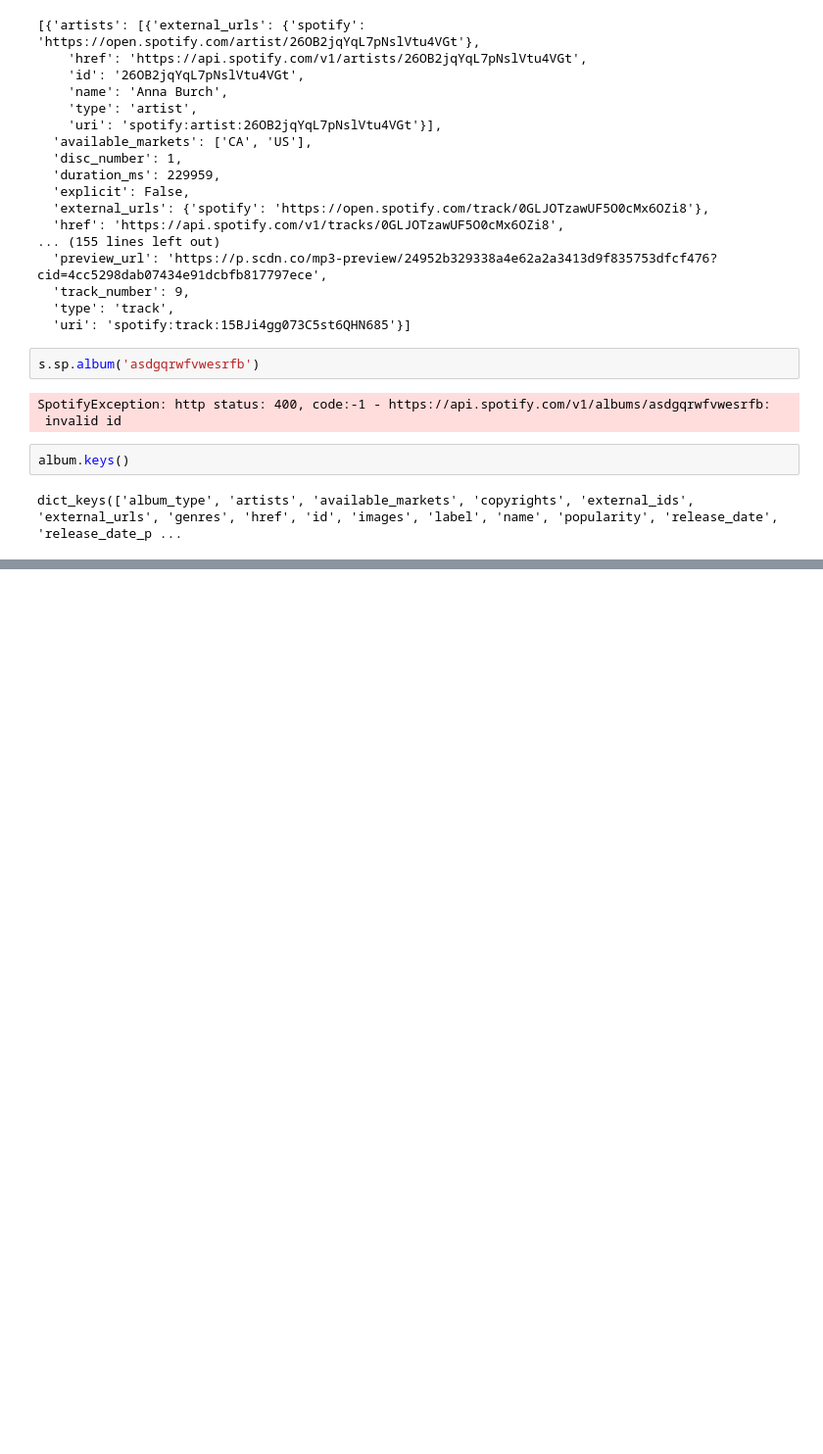
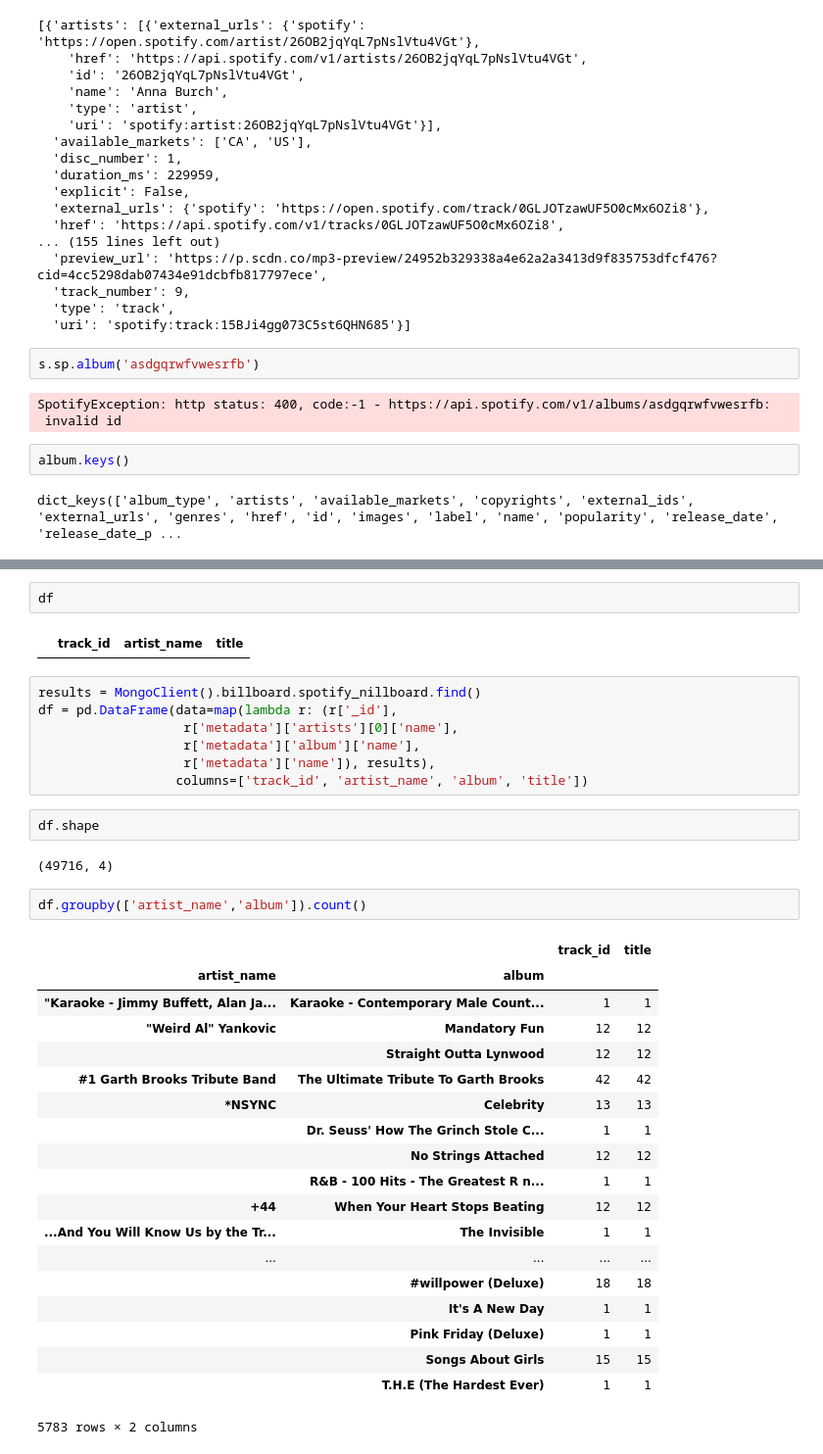
Before and after one commit to Greenford/billboard, a Jupyter notebook: pull spotify.ipynb, the cells around one changed output, grey strips where cells are left out. Shown at 98% size. Cells and saved outputs as stored; diff of their text form; blank space fills up the shorter version.

```diff
--- a/pull spotify.ipynb
+++ b/pull spotify.ipynb
@@ -242,0 +304,37 @@ dict_keys(['album_type', 'artists', 'available_markets', 'copyrights', 'external
+# %%
+df
+# %% [output]
+|  | track_id | artist_name | title |
+# %%
+results = MongoClient().billboard.spotify_nillboard.find()
+df = pd.DataFrame(data=map(lambda r: (r['_id'],
+                   r['metadata']['artists'][0]['name'],
+                   r['metadata']['album']['name'],
+                   r['metadata']['name']), results),
+                  columns=['track_id', 'artist_name', 'album', 'title'])
+# %%
+df.shape
+# %% [output]
+(49716, 4)
+# %%
+df.groupby(['artist_name','album']).count()
+# %% [output]
+|  |  | track_id | title |
+| artist_name | album |  |  |
+| "Karaoke - Jimmy Buffett, Alan Ja... | Karaoke - Contemporary Male Count... | 1 | 1 |
+| "Weird Al" Yankovic | Mandatory Fun | 12 | 12 |
+|  | Straight Outta Lynwood | 12 | 12 |
+| #1 Garth Brooks Tribute Band | The Ultimate Tribute To Garth Brooks | 42 | 42 |
+| *NSYNC | Celebrity | 13 | 13 |
+|  | Dr. Seuss' How The Grinch Stole C... | 1 | 1 |
+|  | No Strings Attached | 12 | 12 |
+|  | R&B - 100 Hits - The Greatest R n... | 1 | 1 |
+| +44 | When Your Heart Stops Beating | 12 | 12 |
+| ...And You Will Know Us by the Tr... | The Invisible | 1 | 1 |
+| ... | ... | ... | ... |
+|  | #willpower (Deluxe) | 18 | 18 |
+|  | It's A New Day | 1 | 1 |
+|  | Pink Friday (Deluxe) | 1 | 1 |
+|  | Songs About Girls | 15 | 15 |
+|  | T.H.E (The Hardest Ever) | 1 | 1 |
+5783 rows × 2 columns
```
Also changed, not shown: parts of 12 cells of this notebook, 2 other files.
